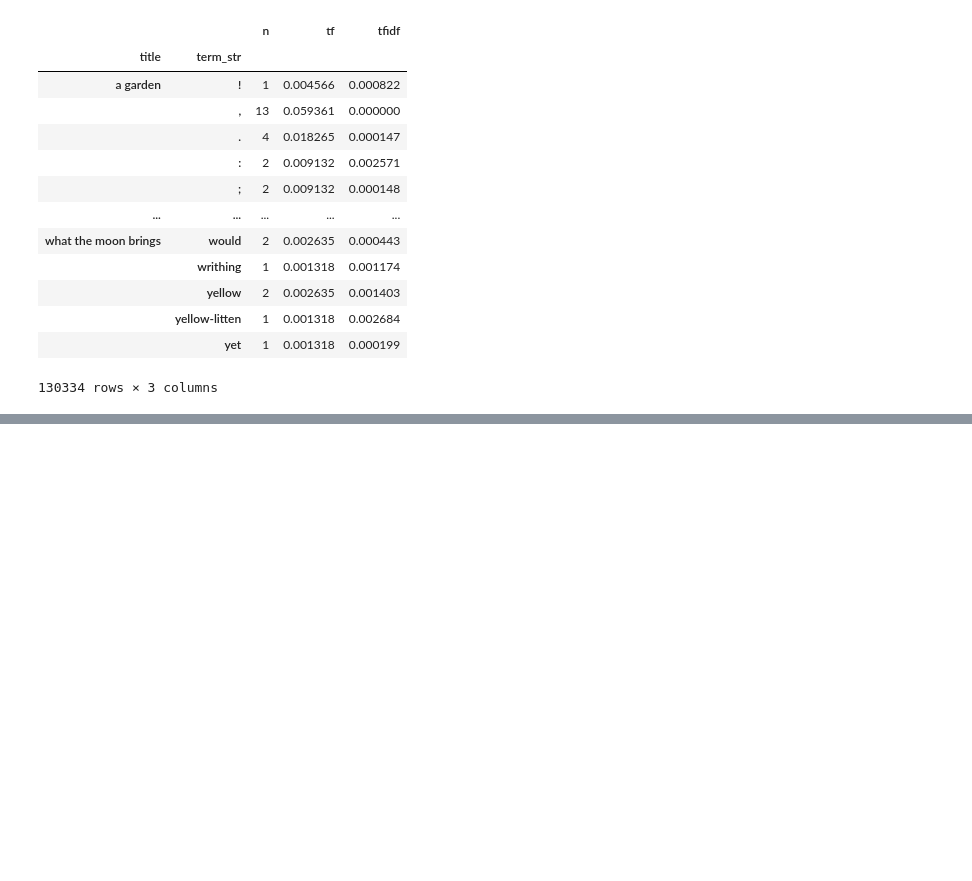
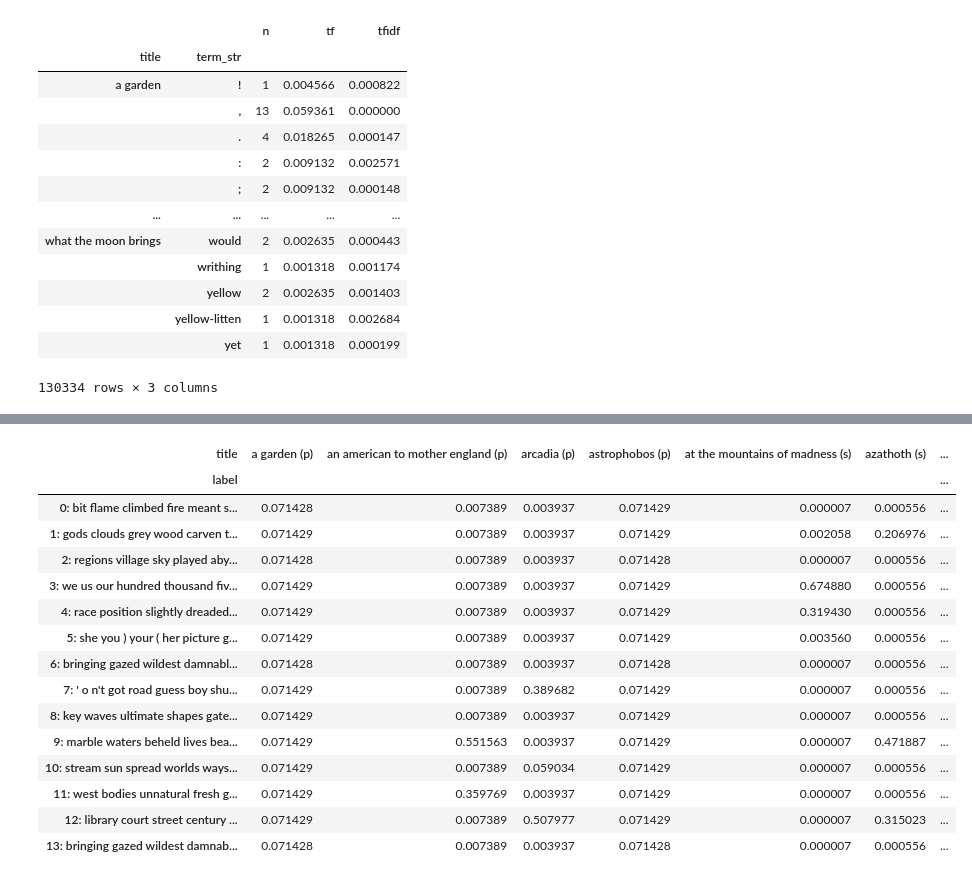
Before and after one commit to RyanDoesMath/Lovecraft-Digital-Analytical-Edition, a Jupyter notebook: lovecraft_ETA_LDA.ipynb, the cells around one changed output, grey strips where cells are left out. Saved outputs shown, nothing was run; the diff lists cells and outputs as text; code cells hidden in the pictures; blank space fills up the shorter version.

```diff
--- a/lovecraft_ETA_LDA.ipynb
+++ b/lovecraft_ETA_LDA.ipynb
@@ -158,0 +216,19 @@ tm_hp.get_doc_stats()
+# %%
+temp_img.T.style.background_gradient(cmap='GnBu')
+# %% [output]
+| title | a garden (p) | an american to mother england (p) | arcadia (p) | astrophobos (p) | at the mountains of madness (s) | azathoth (s) | ... |
+| label |  |  |  |  |  |  | ... |
+| 0: bit flame climbed fire meant s... | 0.071428 | 0.007389 | 0.003937 | 0.071429 | 0.000007 | 0.000556 | ... |
+| 1: gods clouds grey wood carven t... | 0.071429 | 0.007389 | 0.003937 | 0.071429 | 0.002058 | 0.206976 | ... |
+| 2: regions village sky played aby... | 0.071428 | 0.007389 | 0.003937 | 0.071428 | 0.000007 | 0.000556 | ... |
+| 3: we us our hundred thousand fiv... | 0.071429 | 0.007389 | 0.003937 | 0.071429 | 0.674880 | 0.000556 | ... |
+| 4: race position slightly dreaded... | 0.071429 | 0.007389 | 0.003937 | 0.071429 | 0.319430 | 0.000556 | ... |
+| 5: she you ) your ( her picture g... | 0.071429 | 0.007389 | 0.003937 | 0.071429 | 0.003560 | 0.000556 | ... |
+| 6: bringing gazed wildest damnabl... | 0.071428 | 0.007389 | 0.003937 | 0.071428 | 0.000007 | 0.000556 | ... |
+| 7: ' o n't got road guess boy shu... | 0.071429 | 0.007389 | 0.389682 | 0.071429 | 0.000007 | 0.000556 | ... |
+| 8: key waves ultimate shapes gate... | 0.071429 | 0.007389 | 0.003937 | 0.071429 | 0.000007 | 0.000556 | ... |
+| 9: marble waters beheld lives bea... | 0.071429 | 0.551563 | 0.003937 | 0.071429 | 0.000007 | 0.471887 | ... |
+| 10: stream sun spread worlds ways... | 0.071429 | 0.007389 | 0.059034 | 0.071429 | 0.000007 | 0.000556 | ... |
+| 11: west bodies unnatural fresh g... | 0.071429 | 0.359769 | 0.003937 | 0.071429 | 0.000007 | 0.000556 | ... |
+| 12: library court street century ... | 0.071429 | 0.007389 | 0.507977 | 0.071429 | 0.000007 | 0.315023 | ... |
+| 13: bringing gazed wildest damnab... | 0.071428 | 0.007389 | 0.003937 | 0.071428 | 0.000007 | 0.000556 | ... |
```
Also changed, not shown: parts of 21 cells of this notebook.
